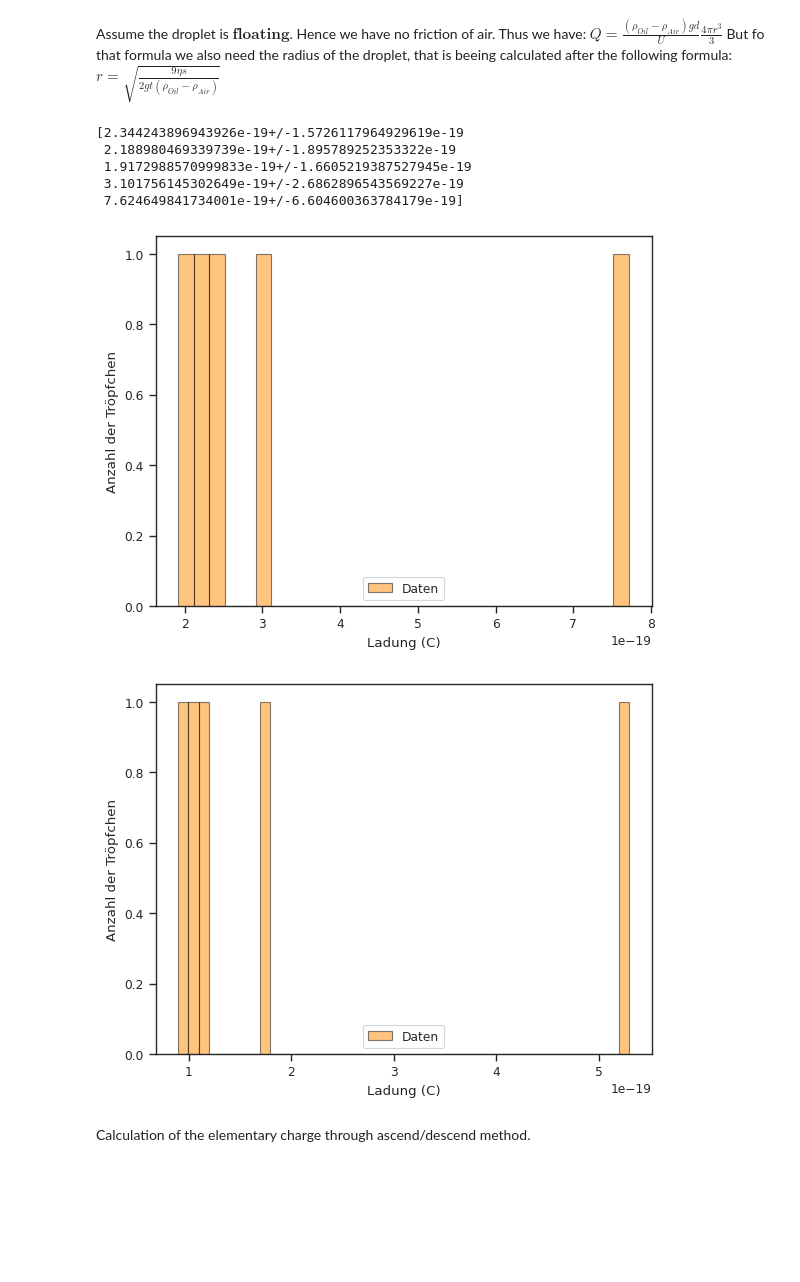
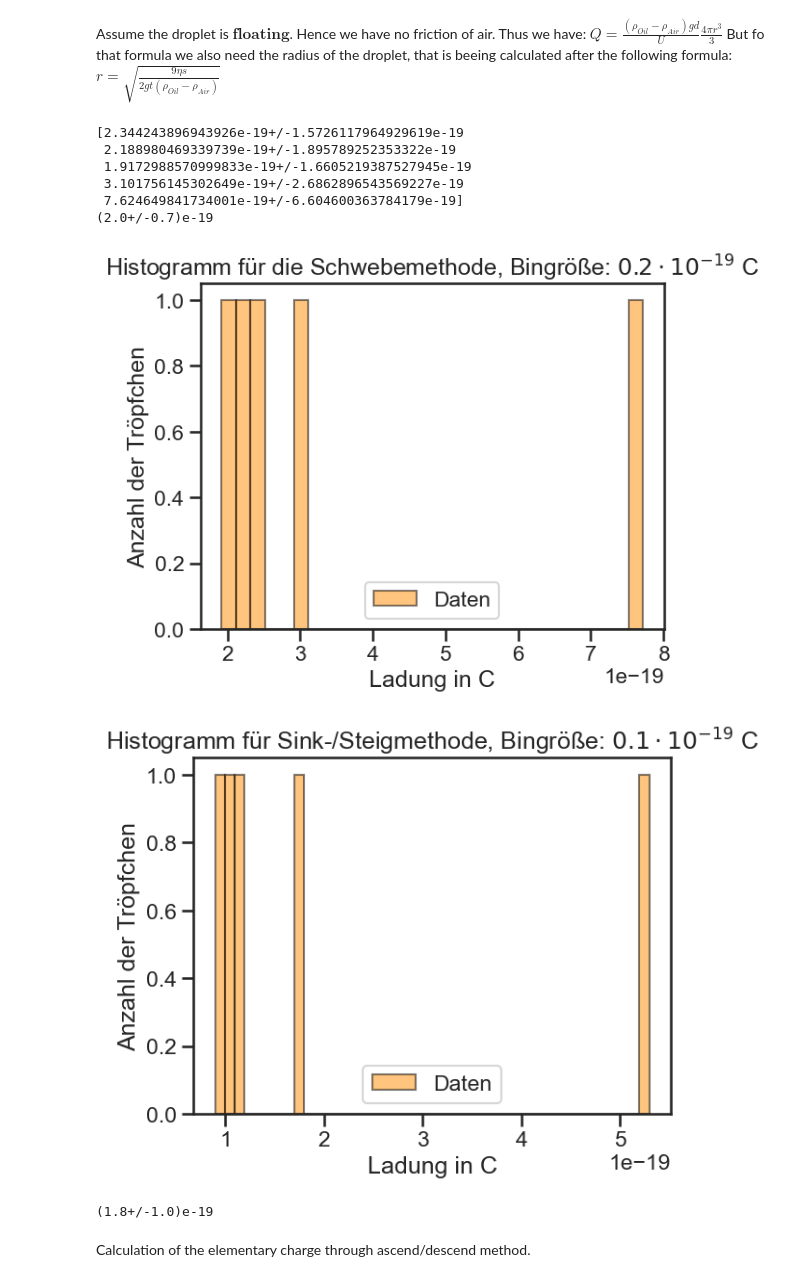
Before and after one commit to KemalOenen/Grundpraktikum2_Gruppe1_SS23, a Jupyter notebook: Versuch8/Milikan.ipynb, the cells around one changed output. Drawn from its saved outputs; the diff is of its cells as text; code cells hidden in the pictures; blank space fills up the shorter version.

```diff
--- a/Versuch8/Milikan.ipynb
+++ b/Versuch8/Milikan.ipynb
@@ -21,7 +21,7 @@ step_value=0.00005 #m
 g=9.81 #m/s^2
 # %%
 sns.set_theme(style="ticks")
-sns.set_context("paper")
+sns.set_context("talk")
 # %%
 #get data
 sinksteig_data=pd.read_csv("Milikan_sinkSteig.csv", header=2)
@@ -59,36 +59,40 @@ for i in range(len(schweben_data["s/Skalen"])):
 s=np.array(s)*step_value
 t=[]
 for i in range(len(schweben_data["t/s"])):
     t.append(ufloat(schweben_data["t/s"][i], schweben_data["t_err/s"][i]))
 t=np.array(t)
 U=[]
 for i in range(len(schweben_data["U/V"])):
     U.append(ufloat(schweben_data["U/V"][i], schweben_data["U_err/V"][i]))
 U=np.array(U)
 
 #r squared
 r2=9*s*viscosity_air/(2*g*t*(density_oil-density_air))
 
 #Calculating the charge
 Q=(density_oil-density_air)*4/3*np.pi*r2**(3/2)*g*capacitor_distance/U
 print(Q)
 
 #plotting
 plt.hist([Q[i].n for i in range(len(Q))], color="darkorange", label="Daten", edgecolor="black",
          bins=np.arange(min([Q[i].n for i in range(len(Q))]), max([Q[i].n for i in range(len(Q))]) + 0.2e-19, 0.2e-19),
          alpha=0.5)
-plt.xlabel("Ladung (C)")
+plt.xlabel("Ladung in C")
 plt.ylabel("Anzahl der Tröpfchen")
+plt.title(r"Histogramm für die Schwebemethode, Bingröße: $0.2 \cdot 10^{-19}$ C")
 plt.legend()
-
+Q_mean=(Q[0]+Q[1]+Q[2]+Q[3]/2+Q[4]/4)/5
+print(Q_mean)
+plt.savefig("Schweben_plot.png", dpi=500, bbox_inches="tight")
 plt.show()
 # %% [output]
 [2.344243896943926e-19+/-1.5726117964929619e-19
  2.188980469339739e-19+/-1.895789252353322e-19
  1.9172988570999833e-19+/-1.6605219387527945e-19
  3.101756145302649e-19+/-2.6862896543569227e-19
  7.624649841734001e-19+/-6.604600363784179e-19]
+(2.0+/-0.7)e-19
-[figure, old version]
+[figure, new version]
 # %%
 ##test ascend/descend method
 #defining the data
@@ -119,12 +123,17 @@ Q=capacitor_distance/U*((density_oil-density_oil)*4/3*np.pi*r**3*g+6*np.pi*r*vis
 plt.hist([Q[i].n for i in range(len(Q))], color="darkorange", label="Daten", edgecolor="black",
          bins=np.arange(min([Q[i].n for i in range(len(Q))]), max([Q[i].n for i in range(len(Q))]) + 0.1e-19, 0.1e-19),
          alpha=0.5)
-plt.xlabel("Ladung (C)")
+plt.xlabel("Ladung in C")
 plt.ylabel("Anzahl der Tröpfchen")
+plt.title(r"Histogramm für Sink-/Steigmethode, Bingröße: $0.1 \cdot 10^{-19}$ C")
 plt.legend()
+plt.savefig("Sink-steig_erste5plot.png", dpi=500, bbox_inches="tight")
 plt.show()
+Q_mean=(Q[0]+Q[1]+Q[2]+Q[3]+Q[4]/3)/5
+print(Q_mean)
 # %% [output]
-[figure, old version]
+[figure, new version]
+(1.8+/-1.0)e-19
 # %% [markdown]
 Calculation of the elementary charge through ascend/descend method.
 # %%
```
Also changed, not shown: parts of 7 cells of this notebook.
